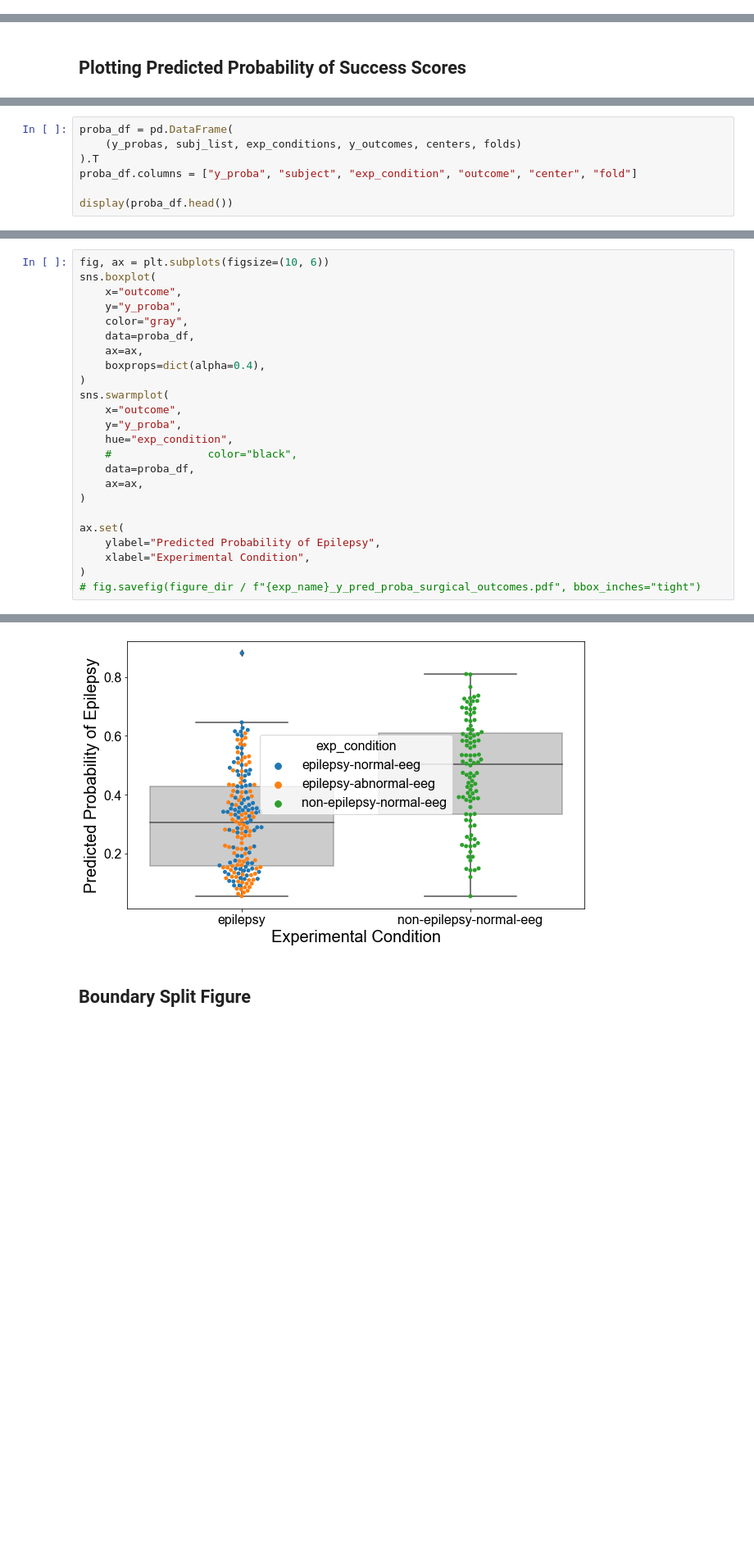
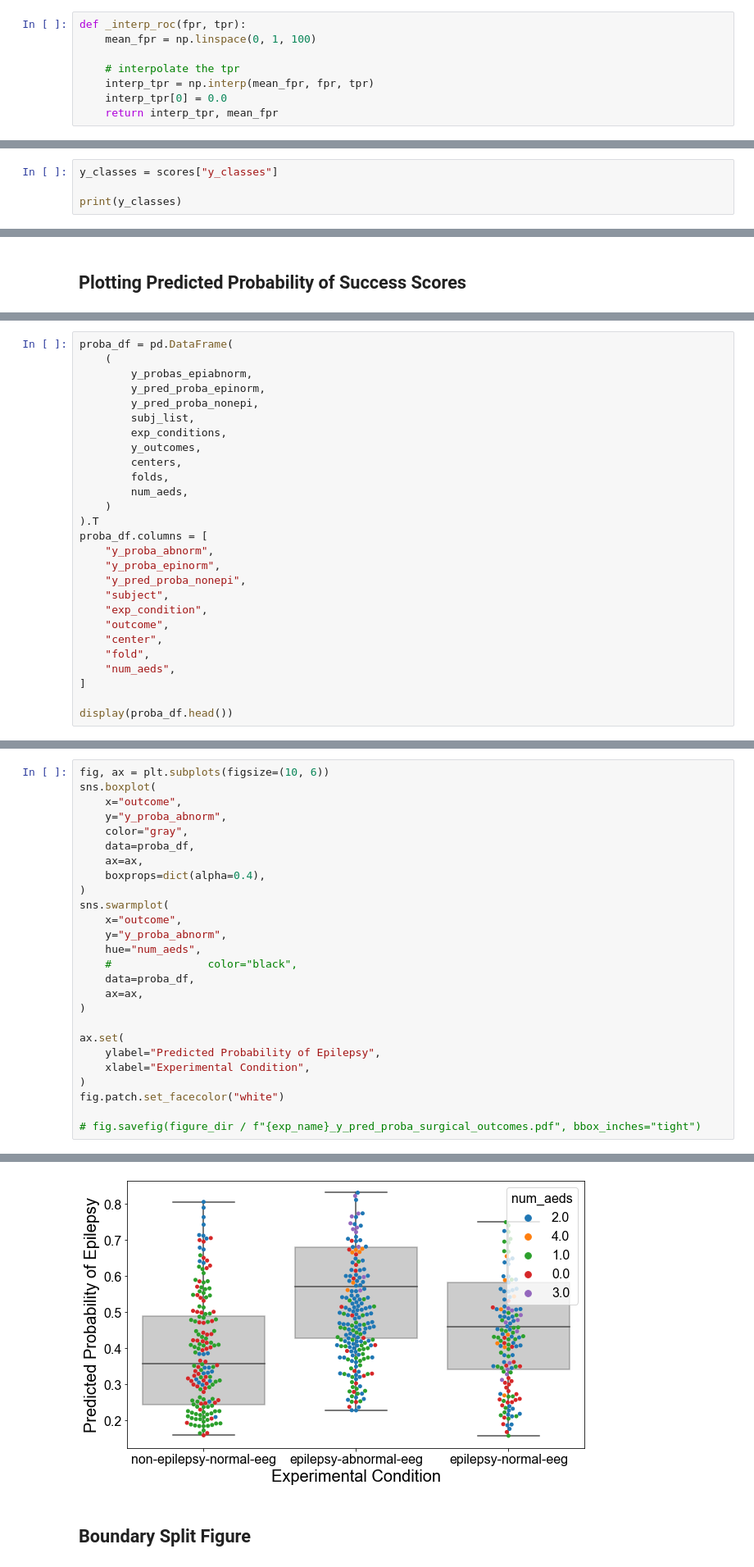
Before and after one commit to ncsl/episcalp, a Jupyter notebook: notebooks/cross_validation/plot_feature_exp_metrics.ipynb, the cells around one changed output, grey strips where cells are left out. Shown at 82% size. Drawn from its saved outputs; the diff is of its cells as text; blank space fills up the shorter version.

```diff
--- a/notebooks/cross_validation/plot_feature_exp_metrics.ipynb
+++ b/notebooks/cross_validation/plot_feature_exp_metrics.ipynb
@@ -162,3 +166,11 @@ display(meta_df.head())
+# %%
+def _interp_roc(fpr, tpr):
+    mean_fpr = np.linspace(0, 1, 100)
+
+    # interpolate the tpr
+    interp_tpr = np.interp(mean_fpr, fpr, tpr)
+    interp_tpr[0] = 0.0
+    return interp_tpr, mean_fpr
 # %%
 # either train or test set
 which_set = "test"
@@ -190,0 +249,4 @@ KeyError: 'test_roc_auc'
+# %%
+y_classes = scores["y_classes"]
+
+print(y_classes)
@@ -414,9 +576,29 @@ for idx in range(n_splits):
     folds.extend([idx] * len(cv_subjects))
 # %%
 proba_df = pd.DataFrame(
-    (y_probas, subj_list, exp_conditions, y_outcomes, centers, folds)
+    (
+        y_probas_epiabnorm,
+        y_pred_proba_epinorm,
+        y_pred_proba_nonepi,
+        subj_list,
+        exp_conditions,
+        y_outcomes,
+        centers,
+        folds,
+        num_aeds,
+    )
 ).T
-proba_df.columns = ["y_proba", "subject", "exp_condition", "outcome", "center", "fold"]
+proba_df.columns = [
+    "y_proba_abnorm",
+    "y_proba_epinorm",
+    "y_pred_proba_nonepi",
+    "subject",
+    "exp_condition",
+    "outcome",
+    "center",
+    "fold",
+    "num_aeds",
+]
 
 display(proba_df.head())
 # %% [output]
@@ -430,7 +612,7 @@ display(proba_df.head())
 fig, ax = plt.subplots(figsize=(10, 6))
 sns.boxplot(
     x="outcome",
-    y="y_proba",
+    y="y_proba_abnorm",
     color="gray",
     data=proba_df,
     ax=ax,
@@ -438,8 +620,8 @@ sns.boxplot(
 )
 sns.swarmplot(
     x="outcome",
-    y="y_proba",
-    hue="exp_condition",
+    y="y_proba_abnorm",
+    hue="num_aeds",
     #               color="black",
     data=proba_df,
     ax=ax,
@@ -449,5 +631,7 @@ ax.set(
     ylabel="Predicted Probability of Epilepsy",
     xlabel="Experimental Condition",
 )
+fig.patch.set_facecolor("white")
+
 # fig.savefig(figure_dir / f"{exp_name}_y_pred_proba_surgical_outcomes.pdf", bbox_inches="tight")
 # %% [output]
@@ -456,4 +638,4 @@ ax.set(
-[figure, old version]
+[figure, new version]
 # %% [markdown]
 ## Boundary Split Figure
 # %%
```
Also changed, not shown: parts of 27 cells of this notebook, 4 other files.
